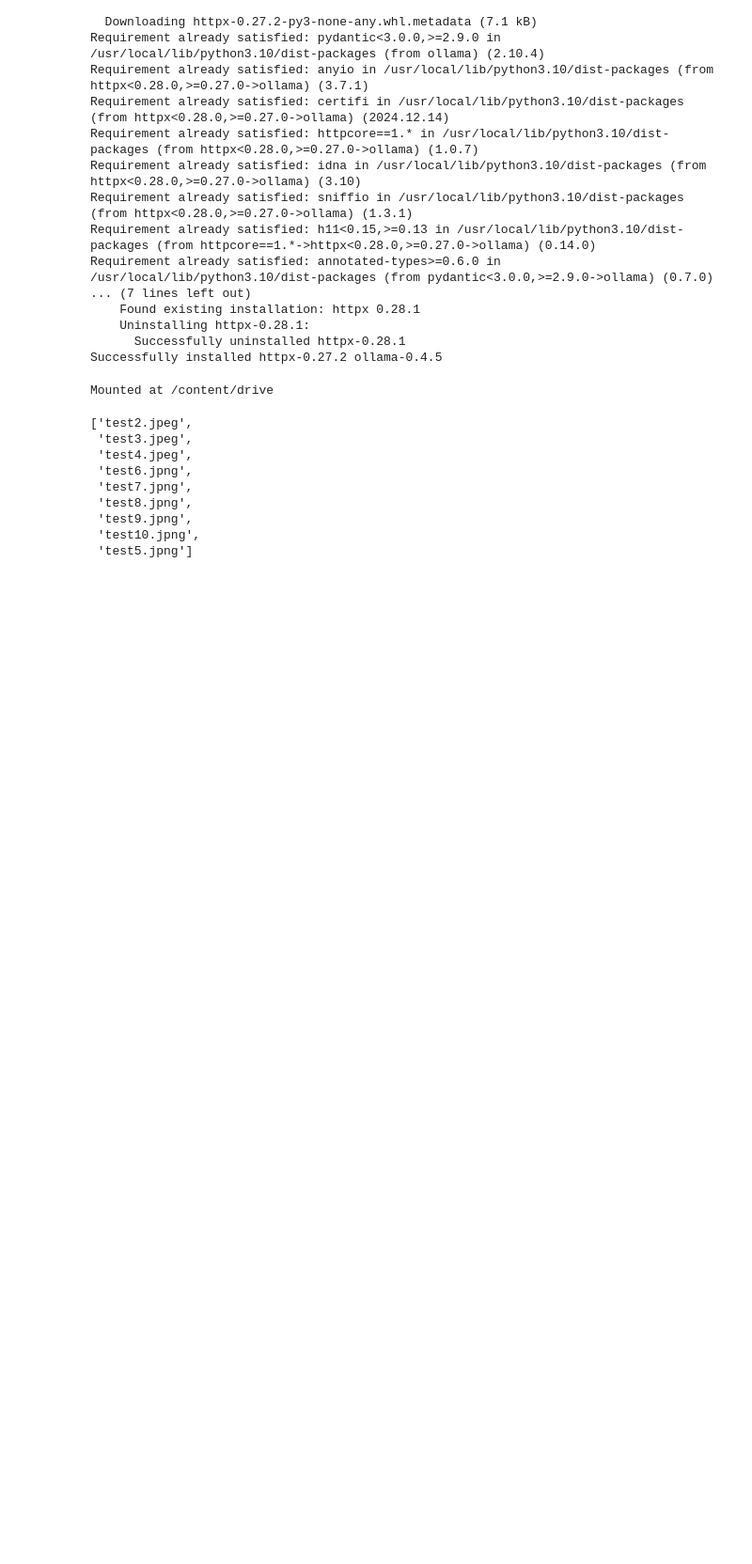
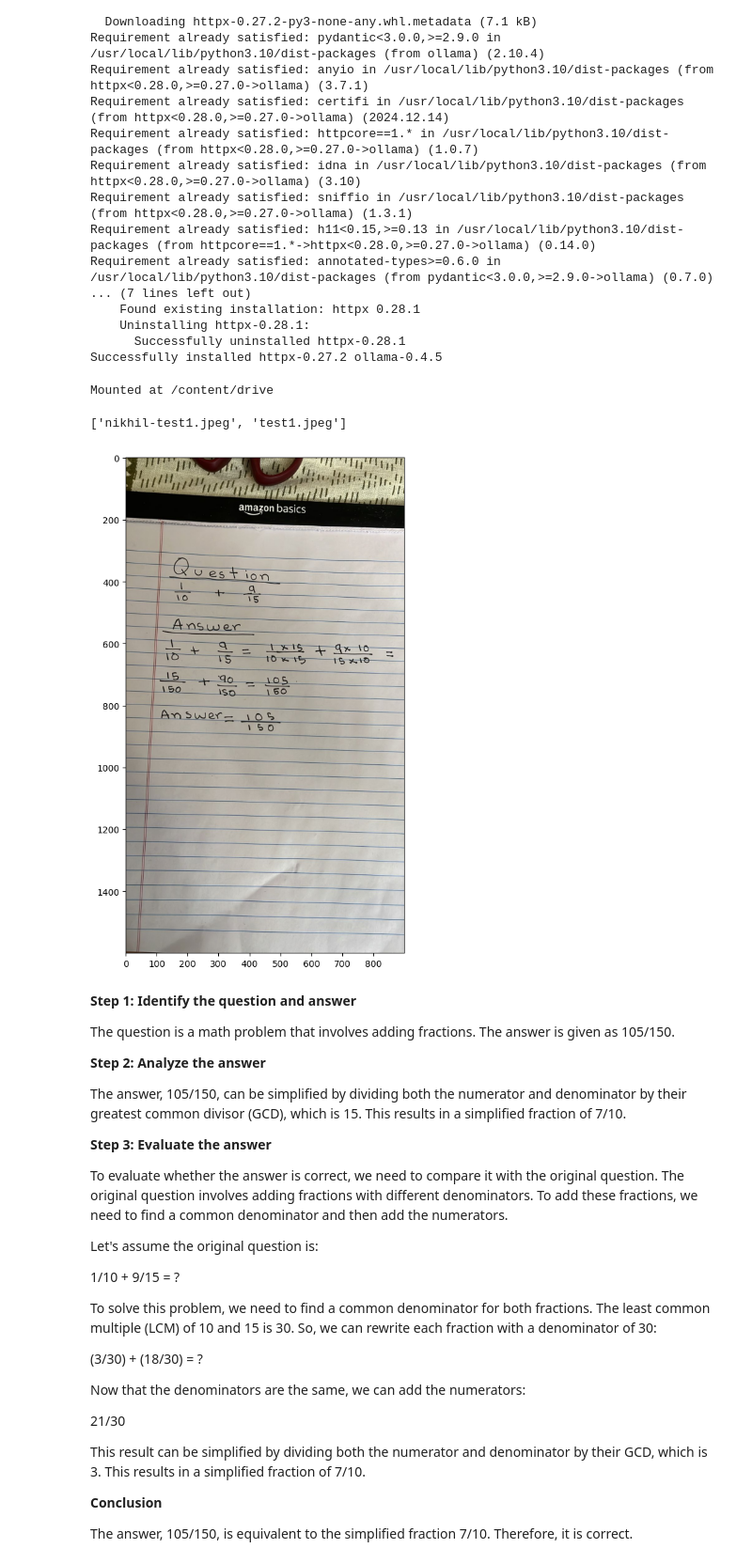
Before and after one commit to mayaketkar/code-fest, a Jupyter notebook: Maya_Hackathon_Tutorial.ipynb, the cells around one changed output. Shown at 94% size. Drawn from its saved outputs; the diff is of its cells as text; code cells hidden in the pictures; blank space fills up the shorter version.

```diff
--- a/Maya_Hackathon_Tutorial.ipynb
+++ b/Maya_Hackathon_Tutorial.ipynb
@@ -115,17 +115,39 @@ Mounted at /content/drive
 # %%
 import os
 # %%
-os.listdir("/content/drive/MyDrive/maya")
+os.listdir("/content/drive/MyDrive/maya-test")
 # %% [output]
-['test2.jpeg',
- 'test3.jpeg',
- 'test4.jpeg',
- 'test6.jpng',
- 'test7.jpng',
- 'test8.jpng',
- 'test9.jpng',
- 'test10.jpng',
- 'test5.jpng']
+['nikhil-test1.jpeg', 'test1.jpeg']
 # %%
-analyze_image("/content/drive/MyDrive/maya/test2.jpeg")
+analyze_image("/content/drive/MyDrive/maya-test/test1.jpeg")
 # %% [output]
+[figure, added]
+**Step 1: Identify the question and answer**
+
+The question is a math problem that involves adding fractions. The answer is given as 105/150.
+
+**Step 2: Analyze the answer**
+
+The answer, 105/150, can be simplified by dividing both the numerator and denominator by their greatest common divisor (GCD), which is 15. This results in a simplified fraction of 7/10.
+
+**Step 3: Evaluate the answer**
+
+To evaluate whether the answer is correct, we need to compare it with the original question. The original question involves adding fractions with different denominators. To add these fractions, we need to find a common denominator and then add the numerators.
+
+Let's assume the original question is:
+
+1/10 + 9/15 = ?
+
+To solve this problem, we need to find a common denominator for both fractions. The least common multiple (LCM) of 10 and 15 is 30. So, we can rewrite each fraction with a denominator of 30:
+
+(3/30) + (18/30) = ?
+
+Now that the denominators are the same, we can add the numerators:
+
+21/30
+
+This result can be simplified by dividing both the numerator and denominator by their GCD, which is 3. This results in a simplified fraction of 7/10.
+
+**Conclusion**
+
+The answer, 105/150, is equivalent to the simplified fraction 7/10. Therefore, it is correct.
```
Also changed, not shown: parts of 4 cells of this notebook.
